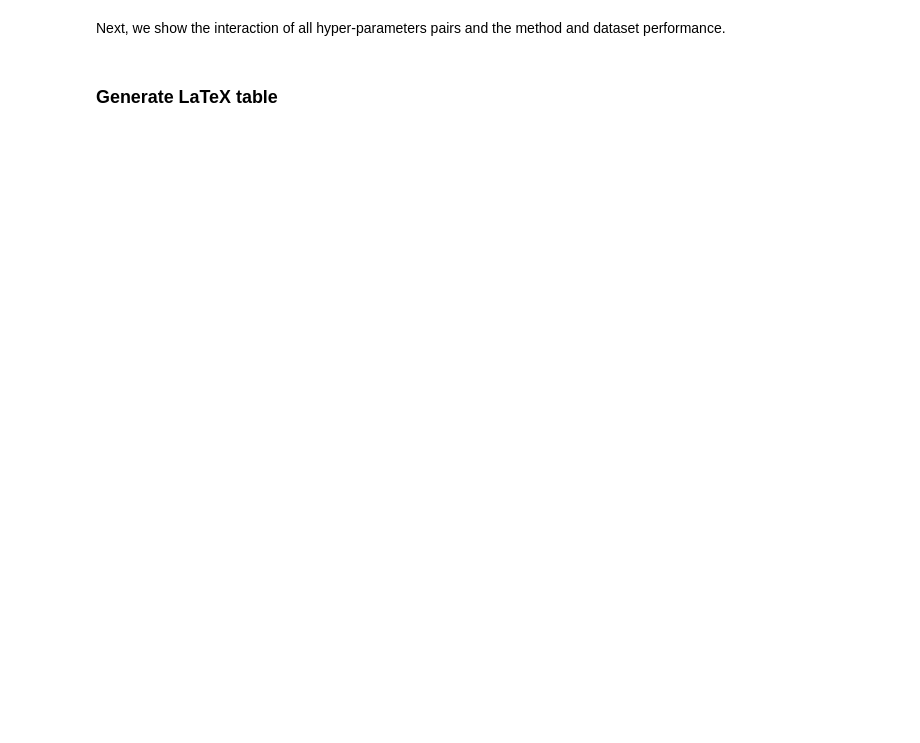
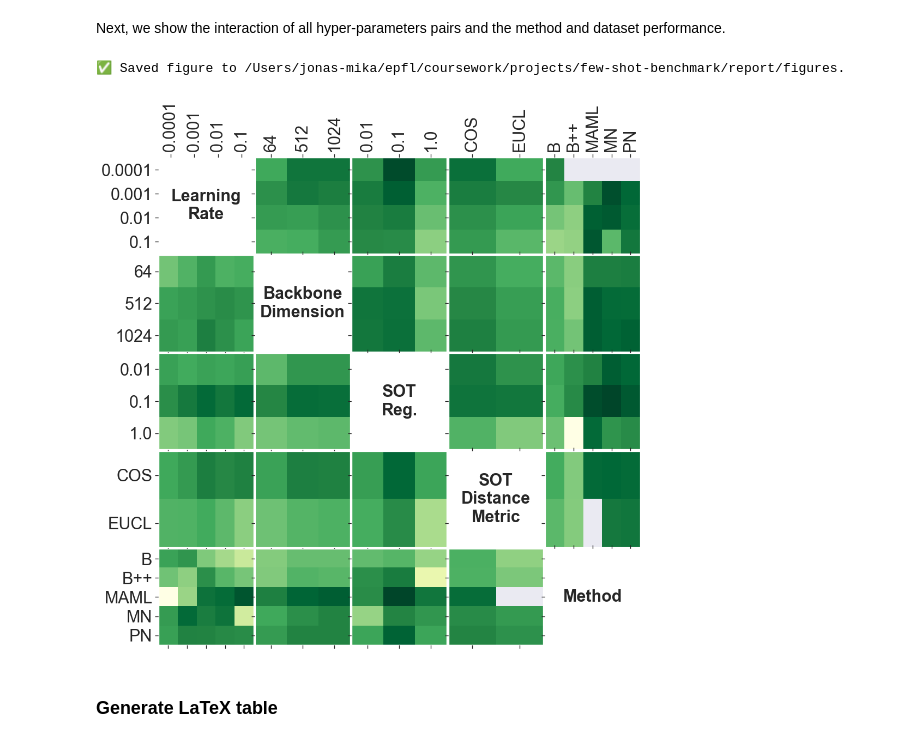
Before and after one commit to mikasenghaas/few-shot-benchmark, a Jupyter notebook: notebooks/analysis.ipynb, the cells around one changed output. Drawn from its saved outputs; the diff is of its cells as text; code cells hidden in the pictures; blank space fills up the shorter version.

```diff
--- a/notebooks/analysis.ipynb
+++ b/notebooks/analysis.ipynb
@@ -395,35 +459,61 @@ print(f"✅ Saved figure to {FIGURE_DIR}.")
 Next, we show the interaction of all hyper-parameters pairs and the method and
 dataset performance.
 # %%
-# Choose hyperparameters to visualise
+# Combined grid
 param_cols = df_exp1[("hparams")].columns.tolist()
 param_tuples = [("hparams", param) for param in param_cols]
 param_tuples.append(("config", "method"))
 # param_tuples.append(("config", "dataset"))
-param_tuples
-subset = df_exp1[
-    df_exp1[("config", "use_sot")]
-    & df_exp1[("config","dataset")].isin(["swissprot"])
-    # & (df_exp1[("eval", "test/acc")] >= 25.0)
-]
 
 rename_dict = {
-    "lr": "LR",
+    "lr": "Learning\nRate",
     "feat_dim": "Backbone\nDimension",
     "sot_dist_metric": "SOT\nDistance\nMetric",
-    "use_sot": "SOT",
     "sot_reg": "SOT\nReg.",
     "method": "Method",
     "dataset": "Dataset",
+    "baseline": "B",
+    "baseline_pp": "B++",
+    "matchingnet": "MN",
+    "protonet": "PN",
+    "maml": "MAML",
+    "euclidean": "EUCL",
+    "cosine": "COS",
 }
 
-fig = utils.grid(
-    subset, param_tuples, metric="mean", cmap="YlGn", figsize=(10, 10), rename_dict=rename_dict
+subset1 = df_exp1[
+    df_exp1[("config", "use_sot")]
+    & df_exp1[("config", "dataset")].isin(["tabula_muris"])
+    & (df_exp1[("eval", "test/acc")] >= 25.0)
+]
+
+subset2 = df_exp1[
+    df_exp1[("config", "use_sot")]
+    & df_exp1[("config", "dataset")].isin(["swissprot"])
+    & (df_exp1[("eval", "test/acc")] >= 25.0)
+]
+
+fig = utils.combined_grid(
+    subset1,
+    subset2,
+    param_tuples,
+    metric="mean",
+    cmap="YlGn",
+    figsize=(10, 10),
+    rename_dict=rename_dict,
 )  # vmin, vmax automatically set
 
+name = (
+    "hparams-interaction-combined.png"
+    if REPORT
+    else "present-hparams-interaction-combined.png"
+)
 fig.savefig(
-    os.path.join(FIGURE_DIR, "hparams-interaction-swissprot.png"),
+    os.path.join(FIGURE_DIR, name),
     bbox_inches="tight",
     dpi=300,
 )
 print(f"✅ Saved figure to {FIGURE_DIR}.")
+# %% [output]
+✅ Saved figure to /Users/jonas-mika/epfl/coursework/projects/few-shot-benchmark/report/figures.
+[figure, added]
```
Also changed, not shown: parts of 17 cells of this notebook, 26 other files.
